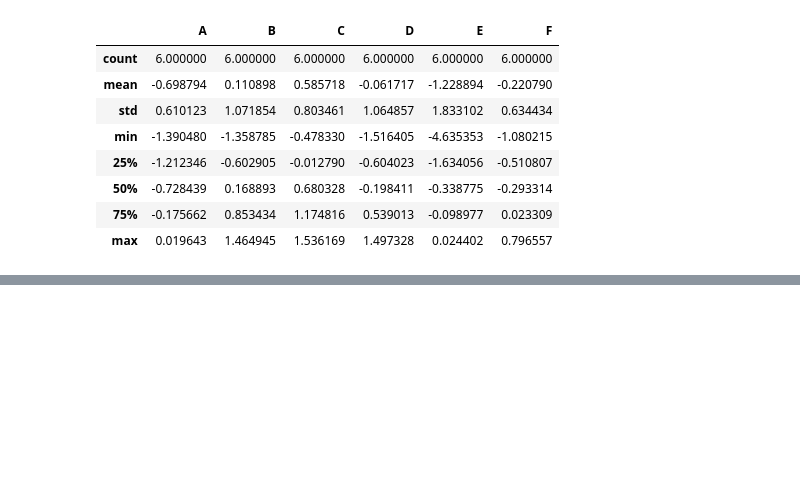
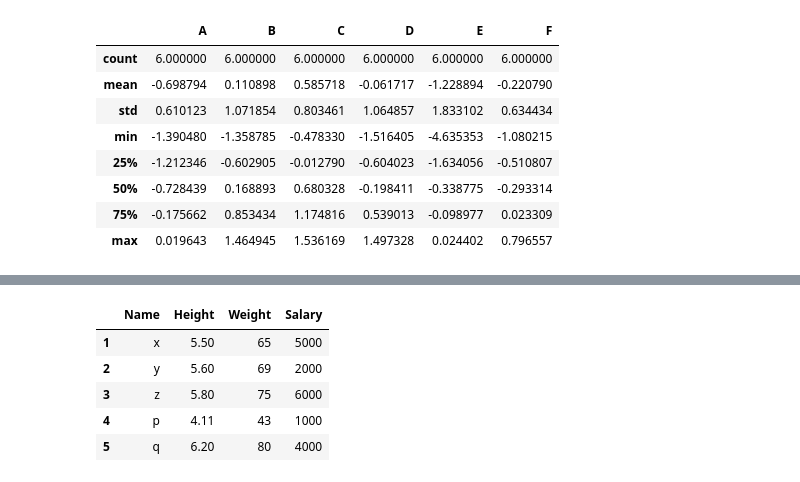
Before and after one commit to akshay4/python, a Jupyter notebook: Pandas_Python.ipynb, the cells around one changed output, grey strips where cells are left out. Cells and saved outputs as stored; diff of their text form; code cells hidden in the pictures; blank space fills up the shorter version.

```diff
--- a/Pandas_Python.ipynb
+++ b/Pandas_Python.ipynb
@@ -212,0 +258,13 @@ df2.describe()
+# %%
+name = ['x','y','z','p','q']
+height = [5.5,5.6,5.8,4.11,6.2]
+weight = [65,69,75,43,80]
+DOB = ['1-1-1986','7-6-1999','10-5-1996','10-10-2002','15-05-1992']
+# %%
+import pandas as pd
+import numpy as np
+data = pd.DataFrame({
+    'Name':name,
+    'Height': height,
+    'Weight': weight,
+},index=np.arange(1,6))
@@ -212,0 +280,14 @@ df2.describe()
+# %%
+salary = [5000,2000,6000,1000,4000]
+# %%
+#to add a column in dataframe or append a dataframe
+data['Salary'] = salary
+# %%
+data
+# %% [output]
+|  | Name | Height | Weight | Salary |
+| 1 | x | 5.50 | 65 | 5000 |
+| 2 | y | 5.60 | 69 | 2000 |
+| 3 | z | 5.80 | 75 | 6000 |
+| 4 | p | 4.11 | 43 | 1000 |
+| 5 | q | 6.20 | 80 | 4000 |
```
Also changed, not shown: parts of 27 cells of this notebook.
